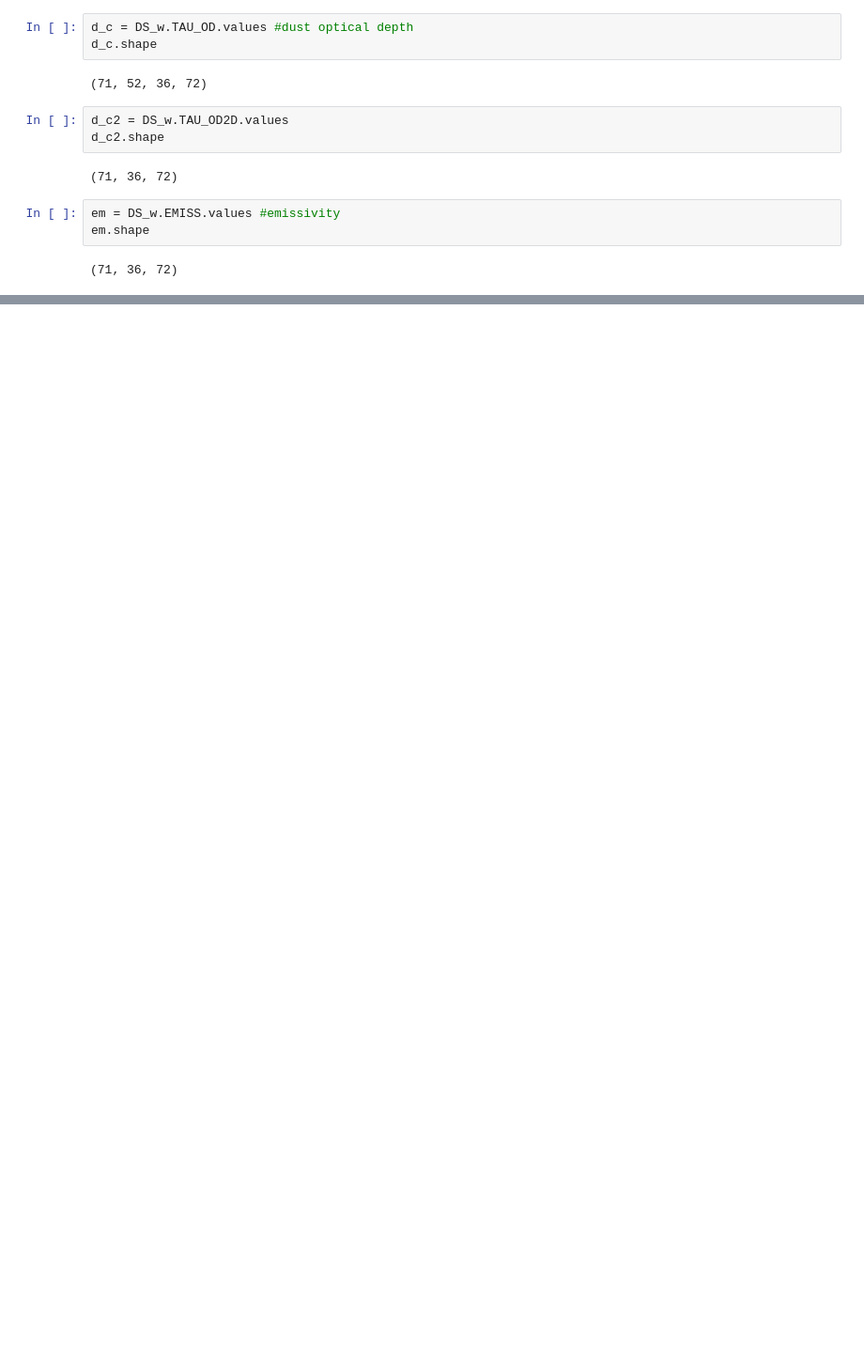
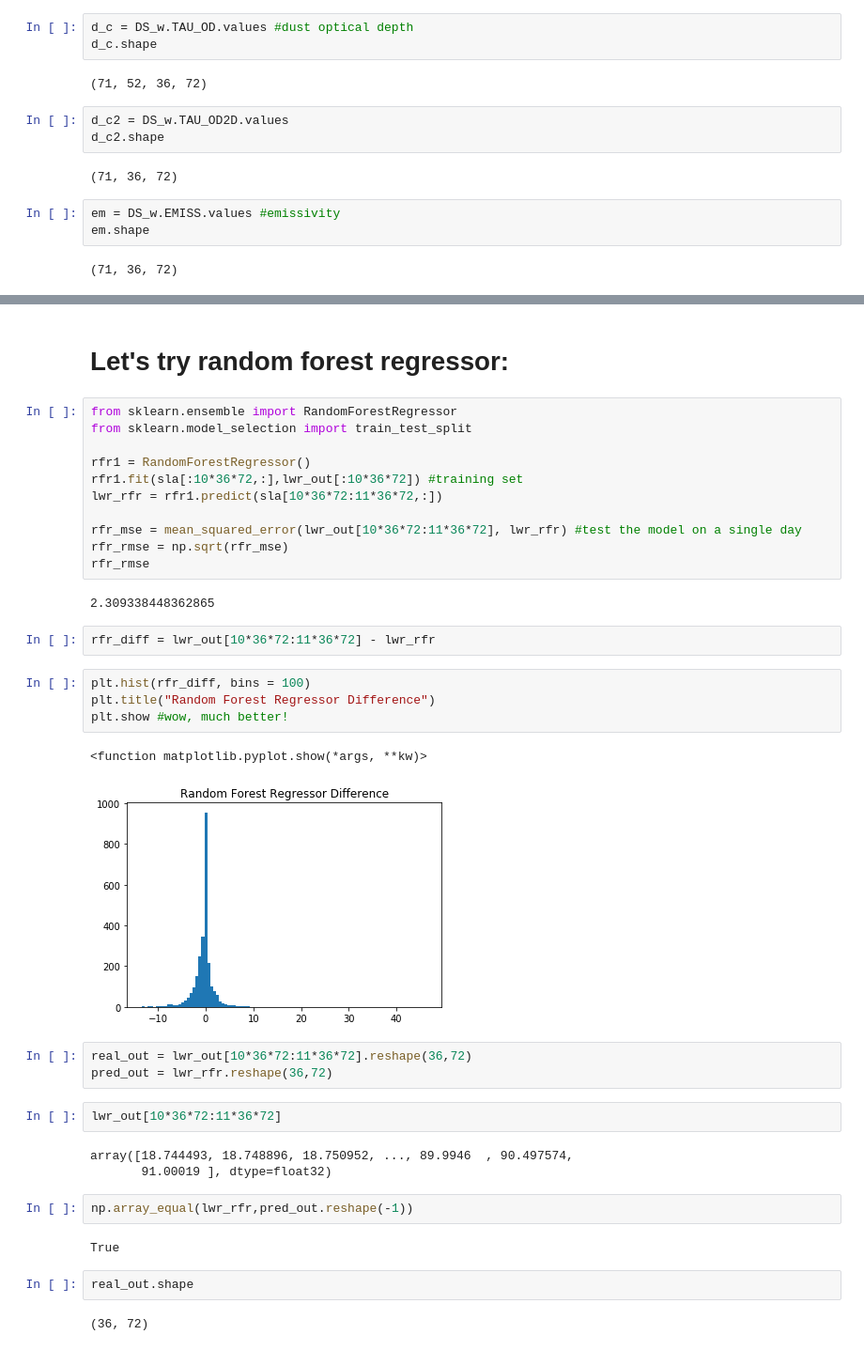
Before and after one commit to aremorov/mars_atmosphere_ML, a Jupyter notebook: ML3.2.ipynb, the cells around one changed output, grey strips where cells are left out. Shown at 94% size. Saved outputs shown, nothing was run; the diff lists cells and outputs as text; blank space fills up the shorter version.

```diff
--- a/ML3.2.ipynb
+++ b/ML3.2.ipynb
@@ -68,0 +142,40 @@ np.average(rlwr)
+# %% [markdown]
+# Let's try random forest regressor:
+# %%
+from sklearn.ensemble import RandomForestRegressor
+from sklearn.model_selection import train_test_split
+
+rfr1 = RandomForestRegressor()
+rfr1.fit(sla[:10*36*72,:],lwr_out[:10*36*72]) #training set
+lwr_rfr = rfr1.predict(sla[10*36*72:11*36*72,:])
+
+rfr_mse = mean_squared_error(lwr_out[10*36*72:11*36*72], lwr_rfr) #test the model on a single day
+rfr_rmse = np.sqrt(rfr_mse)
+rfr_rmse
+# %% [output]
+2.309338448362865
+# %%
+rfr_diff = lwr_out[10*36*72:11*36*72] - lwr_rfr
+# %%
+plt.hist(rfr_diff, bins = 100)
+plt.title("Random Forest Regressor Difference")
+plt.show #wow, much better!
+# %% [output]
+<function matplotlib.pyplot.show(*args, **kw)>
+[figure, added]
+# %%
+real_out = lwr_out[10*36*72:11*36*72].reshape(36,72)
+pred_out = lwr_rfr.reshape(36,72)
+# %%
+lwr_out[10*36*72:11*36*72]
+# %% [output]
+array([18.744493, 18.748896, 18.750952, ..., 89.9946  , 90.497574,
+       91.00019 ], dtype=float32)
+# %%
+np.array_equal(lwr_rfr,pred_out.reshape(-1))
+# %% [output]
+True
+# %%
+real_out.shape
+# %% [output]
+(36, 72)
```
Also changed, not shown: parts of 29 cells of this notebook.
